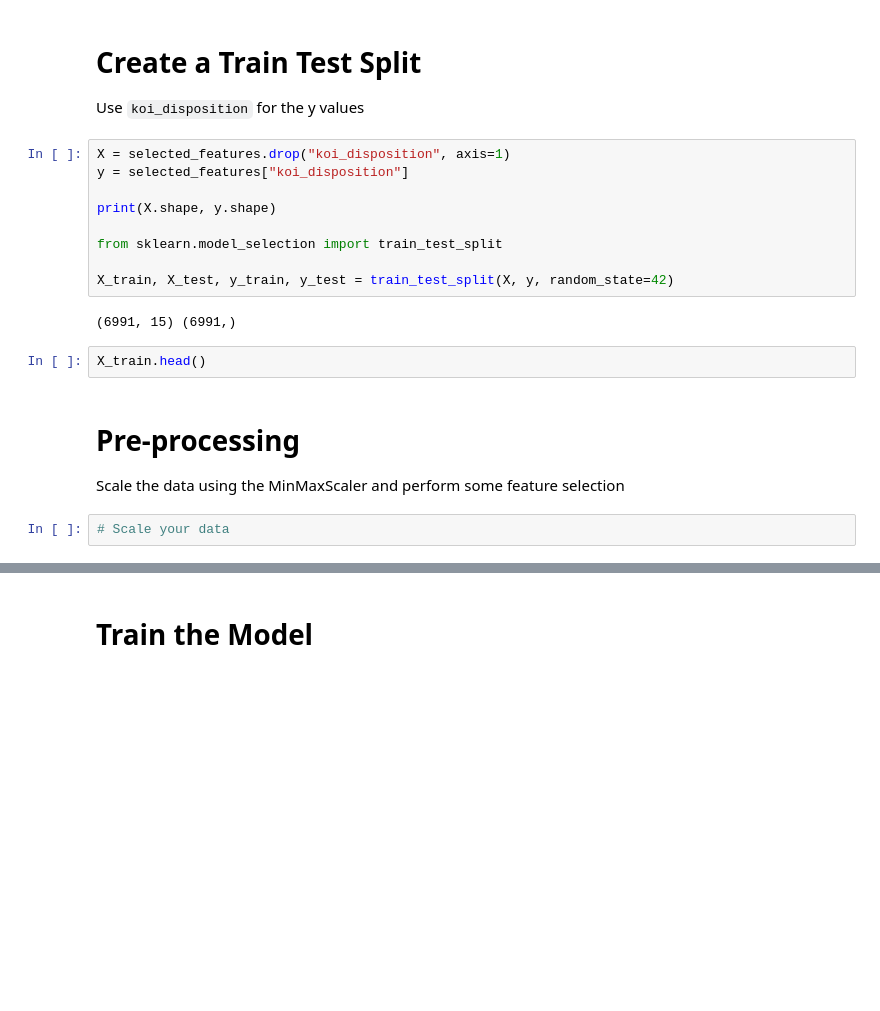
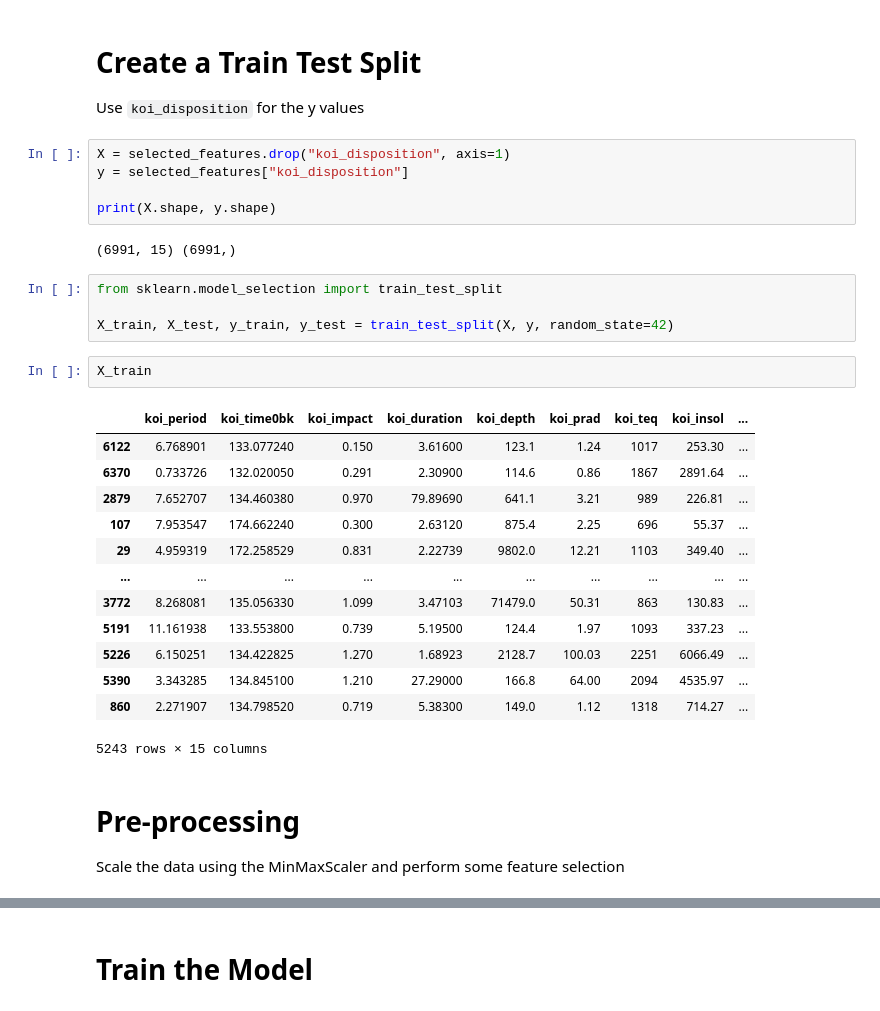
Before and after one commit to swillia75/Predicting_exoplanets_with_ML, a Jupyter notebook: starter_code/model_1.ipynb, the cells around one changed output, grey strips where cells are left out. Saved outputs shown, nothing was run; the diff lists cells and outputs as text; blank space fills up the shorter version.

```diff
--- a/starter_code/model_1.ipynb
+++ b/starter_code/model_1.ipynb
@@ -81,17 +81,29 @@ X = selected_features.drop("koi_disposition", axis=1)
 y = selected_features["koi_disposition"]
 
 print(X.shape, y.shape)
-
-from sklearn.model_selection import train_test_split
-
-X_train, X_test, y_train, y_test = train_test_split(X, y, random_state=42)
 # %% [output]
 (6991, 15) (6991,)
+# %%
+from sklearn.model_selection import train_test_split
+
+X_train, X_test, y_train, y_test = train_test_split(X, y, random_state=42)
 # %%
-X_train.head()
+X_train
+# %% [output]
+|  | koi_period | koi_time0bk | koi_impact | koi_duration | koi_depth | koi_prad | koi_teq | koi_insol | ... |
+| 6122 | 6.768901 | 133.077240 | 0.150 | 3.61600 | 123.1 | 1.24 | 1017 | 253.30 | ... |
+| 6370 | 0.733726 | 132.020050 | 0.291 | 2.30900 | 114.6 | 0.86 | 1867 | 2891.64 | ... |
+| 2879 | 7.652707 | 134.460380 | 0.970 | 79.89690 | 641.1 | 3.21 | 989 | 226.81 | ... |
+| 107 | 7.953547 | 174.662240 | 0.300 | 2.63120 | 875.4 | 2.25 | 696 | 55.37 | ... |
+| 29 | 4.959319 | 172.258529 | 0.831 | 2.22739 | 9802.0 | 12.21 | 1103 | 349.40 | ... |
+| ... | ... | ... | ... | ... | ... | ... | ... | ... | ... |
+| 3772 | 8.268081 | 135.056330 | 1.099 | 3.47103 | 71479.0 | 50.31 | 863 | 130.83 | ... |
+| 5191 | 11.161938 | 133.553800 | 0.739 | 5.19500 | 124.4 | 1.97 | 1093 | 337.23 | ... |
+| 5226 | 6.150251 | 134.422825 | 1.270 | 1.68923 | 2128.7 | 100.03 | 2251 | 6066.49 | ... |
+| 5390 | 3.343285 | 134.845100 | 1.210 | 27.29000 | 166.8 | 64.00 | 2094 | 4535.97 | ... |
+| 860 | 2.271907 | 134.798520 | 0.719 | 5.38300 | 149.0 | 1.12 | 1318 | 714.27 | ... |
+5243 rows × 15 columns
 # %% [markdown]
 # Pre-processing
 
 Scale the data using the MinMaxScaler and perform some feature selection
-# %%
-# Scale your data
```
Also changed, not shown: parts of 4 cells of this notebook.
